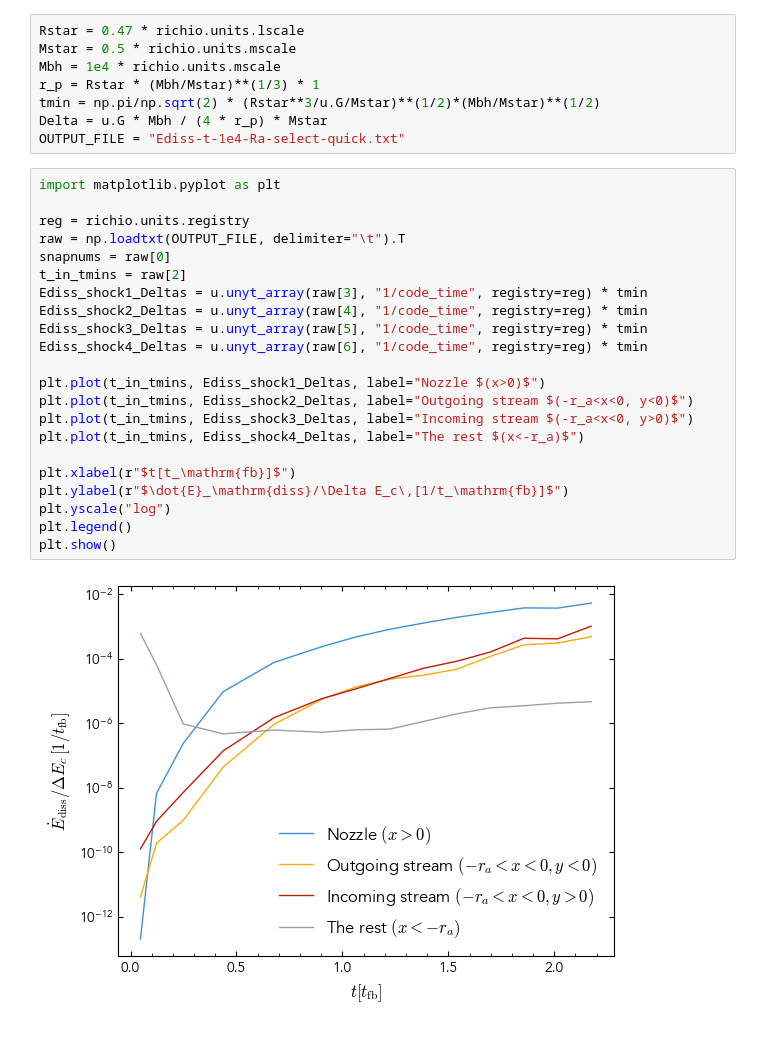
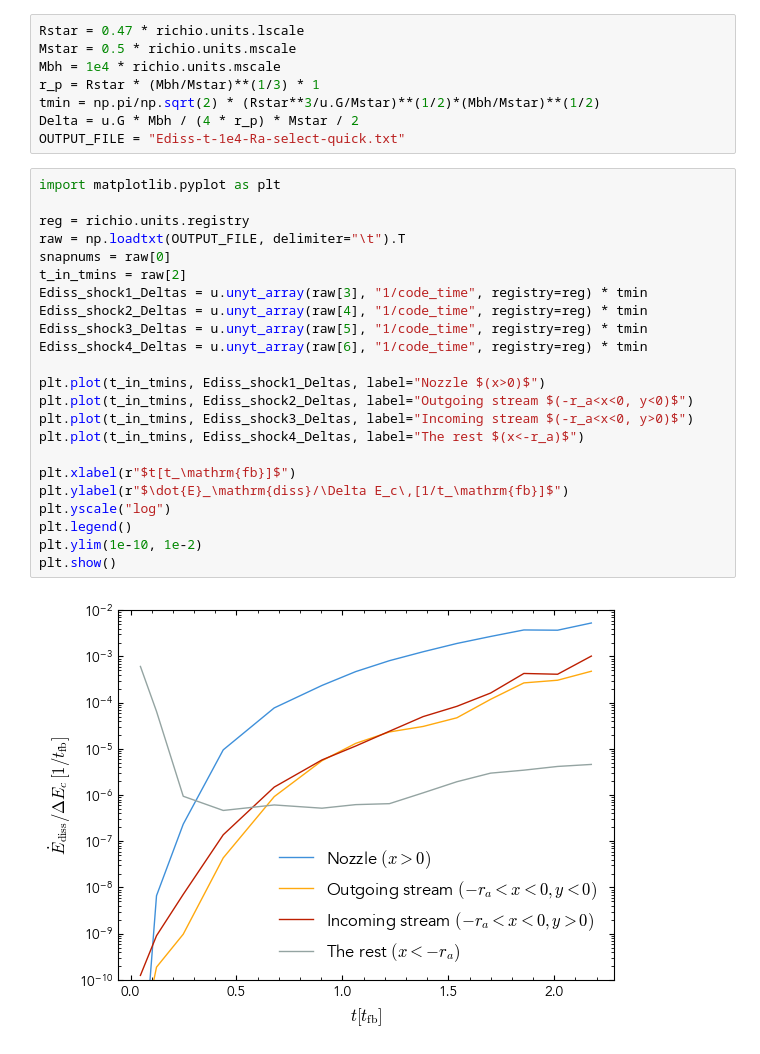
Before and after one commit to rich-tde/tde-shock-dissipation, a Jupyter notebook: notebooks/shock-tde/0.6-Ediss-t-study.ipynb, the cells around one changed output. Saved outputs shown, nothing was run; the diff lists cells and outputs as text.

```diff
--- a/notebooks/shock-tde/0.6-Ediss-t-study.ipynb
+++ b/notebooks/shock-tde/0.6-Ediss-t-study.ipynb
@@ -21,32 +21,33 @@ Mstar = 0.5 * richio.units.mscale
 Mbh = 1e4 * richio.units.mscale
 r_p = Rstar * (Mbh/Mstar)**(1/3) * 1
 tmin = np.pi/np.sqrt(2) * (Rstar**3/u.G/Mstar)**(1/2)*(Mbh/Mstar)**(1/2)
-Delta = u.G * Mbh / (4 * r_p) * Mstar
+Delta = u.G * Mbh / (4 * r_p) * Mstar / 2
 OUTPUT_FILE = "Ediss-t-1e4-Ra-select-quick.txt"
 # %%
 import matplotlib.pyplot as plt
 
 reg = richio.units.registry
 raw = np.loadtxt(OUTPUT_FILE, delimiter="\t").T
 snapnums = raw[0]
 t_in_tmins = raw[2]
 Ediss_shock1_Deltas = u.unyt_array(raw[3], "1/code_time", registry=reg) * tmin
 Ediss_shock2_Deltas = u.unyt_array(raw[4], "1/code_time", registry=reg) * tmin
 Ediss_shock3_Deltas = u.unyt_array(raw[5], "1/code_time", registry=reg) * tmin
 Ediss_shock4_Deltas = u.unyt_array(raw[6], "1/code_time", registry=reg) * tmin
 
 plt.plot(t_in_tmins, Ediss_shock1_Deltas, label="Nozzle $(x>0)$")
 plt.plot(t_in_tmins, Ediss_shock2_Deltas, label="Outgoing stream $(-r_a<x<0, y<0)$")
 plt.plot(t_in_tmins, Ediss_shock3_Deltas, label="Incoming stream $(-r_a<x<0, y>0)$")
 plt.plot(t_in_tmins, Ediss_shock4_Deltas, label="The rest $(x<-r_a)$")
 
 plt.xlabel(r"$t[t_\mathrm{fb}]$")
 plt.ylabel(r"$\dot{E}_\mathrm{diss}/\Delta E_c\,[1/t_\mathrm{fb}]$")
 plt.yscale("log")
 plt.legend()
+plt.ylim(1e-10, 1e-2)
 plt.show()
 # %% [output]
-[figure, old version]
+[figure, new version]
 # %%
 plt.plot(t_in_tmins, Ediss_shock1_Deltas/Ediss_shock3_Deltas, label="Nozzle / incoming stream")
 plt.plot(t_in_tmins, Ediss_shock1_Deltas/Ediss_shock2_Deltas, label="Nozzle / outgoing stream")
```
Also changed, not shown: parts of 3 cells of this notebook.
